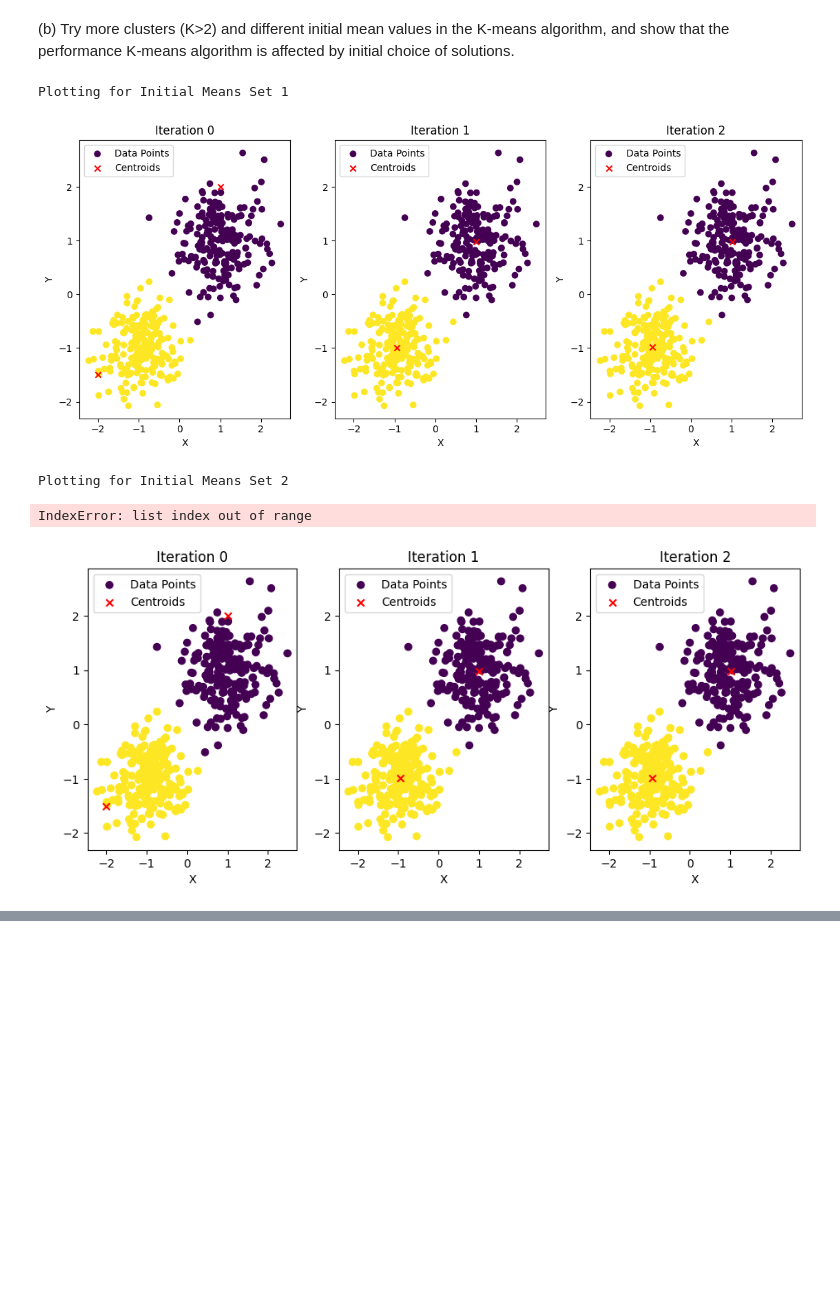
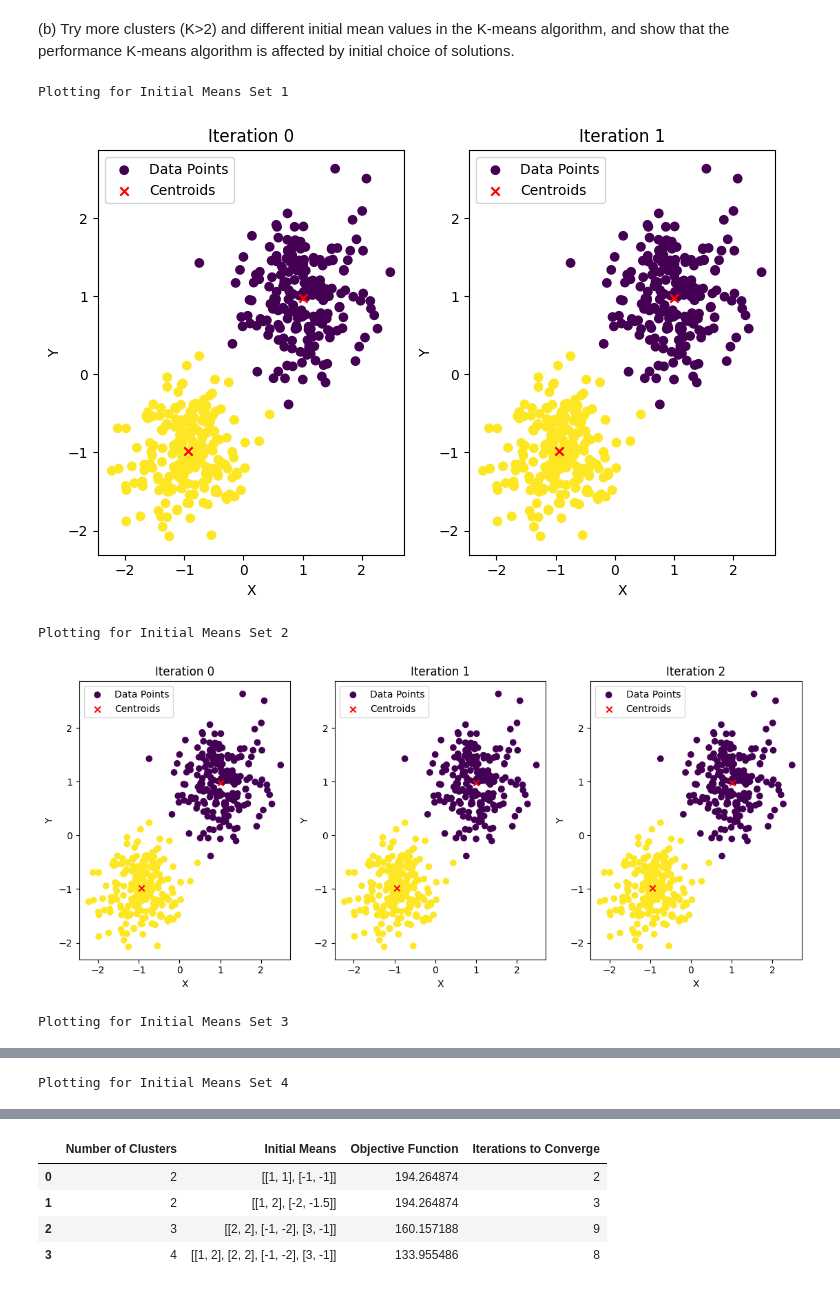
Before and after one commit to af626/CHEME6880_af626_coursework, a Jupyter notebook: 6880_hw4_af626/6880_hw4_af626.ipynb, the cells around one changed output, grey strips where cells are left out. Drawn from its saved outputs; the diff is of its cells as text; code cells hidden in the pictures; blank space fills up the shorter version.

```diff
--- a/6880_hw4_af626/6880_hw4_af626.ipynb
+++ b/6880_hw4_af626/6880_hw4_af626.ipynb
@@ -110,7 +110,7 @@ import pandas as pd
 import numpy as np
 import matplotlib.pyplot as plt
 
-# Read data from CSV file
+# Reading data from CSV file
 data_1 = pd.read_csv('data/hw4-data-kmeans.csv')
 
 # Extract X and Y coordinates from the DataFrame
@@ -168,55 +168,64 @@ def k_means(data, initial_means, max_iterations=100):
     objective_function = calculate_objective_function(data, clusters, centroids)
     return clusters, centroids, len(cluster_history), objective_function
 
-# Define a list of different initial means
+# Defining a list of different initial means
 initial_means_list = [
+    [[1, 1], [-1, -1]],
     [[1, 2], [-2, -1.5]],
     [[2, 2], [-1, -2], [3, -1]],
     [[1, 2],[2, 2], [-1, -2], [3, -1]]]
 
 
-# Create an empty DataFrame to store results
+# Creating an empty DataFrame to store results
 results_list = []
 
-# Iterate over each set of initial means
+# Iterating over each set of initial means
 for idx, initial_means in enumerate(initial_means_list, 1):
     clusters, centroids, iterations, obj_function = k_means(data_points, initial_means)
 
-    # Append results to list
+    # Appending results to list
     results_list.append({'Number of Clusters': len(initial_means),
                          'Initial Means': initial_means,
                          'Objective Function': obj_function,
                          'Iterations to Converge': iterations})
 
     # Plotting code (same as before)
     print(f"Plotting for Initial Means Set {idx}")
     num_iterations = iterations  # Update the number of iterations
     num_cols = 4  # Changed to fit 4 subplots in one row
     num_rows = (num_iterations + num_cols - 1) // num_cols
 
     plt.figure(figsize=(15, 5 * num_rows))
+
+    cluster_history = []  # Initialize cluster history list
+    centroid_history = []  # Initialize centroid history list
+    for _ in range(iterations):
+        clusters = assign_clusters(data_points, centroids)
+        centroids = update_centroids(data_points, clusters, len(initial_means))
+        cluster_history.append(clusters.copy())
+        centroid_history.append(centroids.copy())
 
     for i in range(num_iterations):
         clusters = cluster_history[i]
         centroids = centroid_history[i]
 
         plt.subplot(num_rows, num_cols, i + 1)
         plt.scatter(data_points[:, 0], data_points[:, 1], c=clusters, cmap='viridis', label='Data Points')
         plt.scatter(centroids[:, 0], centroids[:, 1], marker='x', c='red', label='Centroids')
         plt.title(f'Iteration {i}')
         plt.xlabel('X')
         plt.ylabel('Y')
         plt.legend()
 
     plt.tight_layout()
     plt.show()
 
-# Convert results list to DataFrame
+# Converting the results list to DataFrame
 results_df = pd.DataFrame(results_list)
 results_df
 # %% [output]
 Plotting for Initial Means Set 1
-[figure, old version]
+[figure, new version]
 Plotting for Initial Means Set 2
+[figure, new version]
-IndexError: list index out of range
+Plotting for Initial Means Set 3
-[figure, old version]
@@ -222,0 +233 @@ IndexError: list index out of range
+Plotting for Initial Means Set 4
@@ -222,0 +235,5 @@ IndexError: list index out of range
+|  | Number of Clusters | Initial Means | Objective Function | Iterations to Converge |
+| 0 | 2 | [[1, 1], [-1, -1]] | 194.264874 | 2 |
+| 1 | 2 | [[1, 2], [-2, -1.5]] | 194.264874 | 3 |
+| 2 | 3 | [[2, 2], [-1, -2], [3, -1]] | 160.157188 | 9 |
+| 3 | 4 | [[1, 2], [2, 2], [-1, -2], [3, -1]] | 133.955486 | 8 |
```
Also changed, not shown: parts of 18 cells of this notebook, 6 other files.
